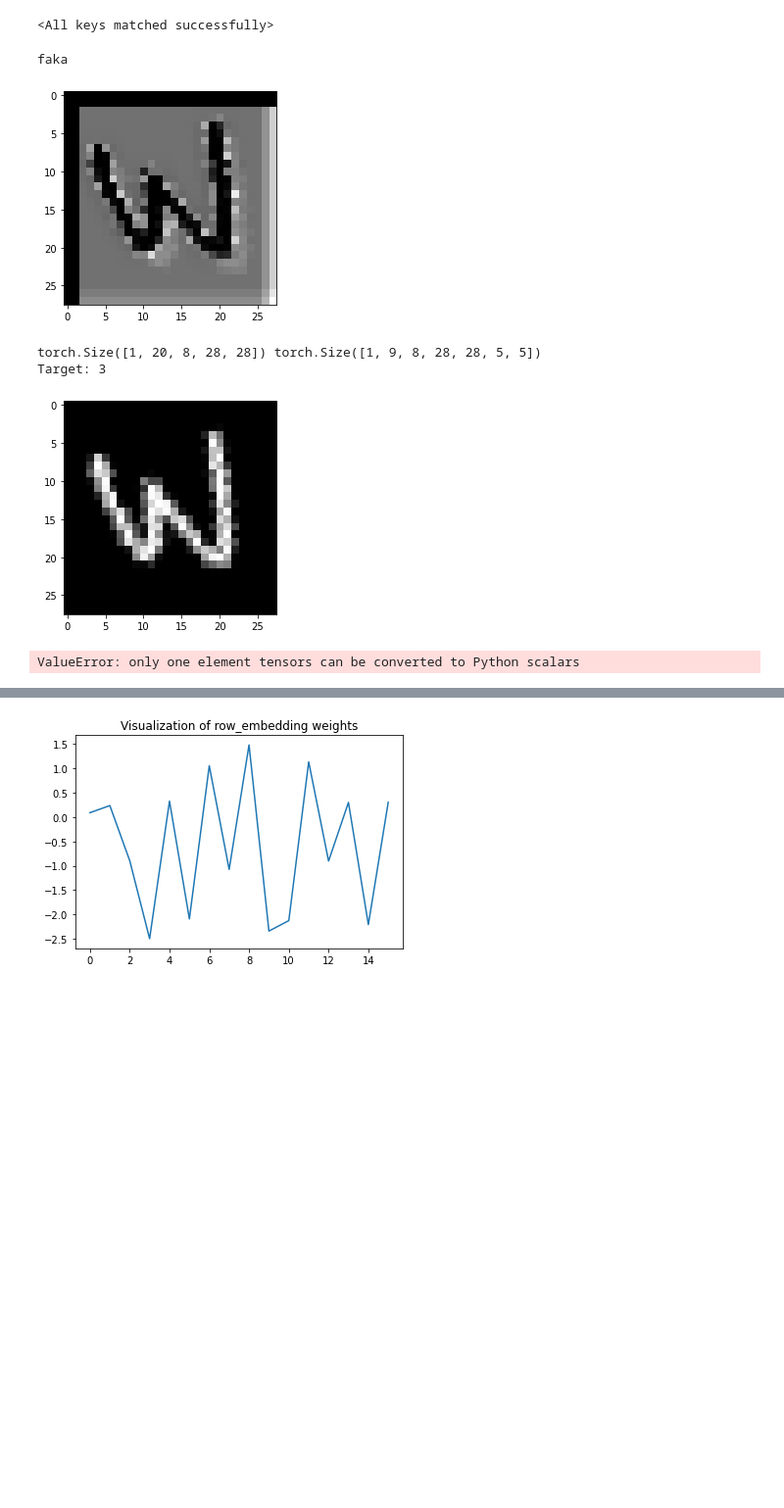
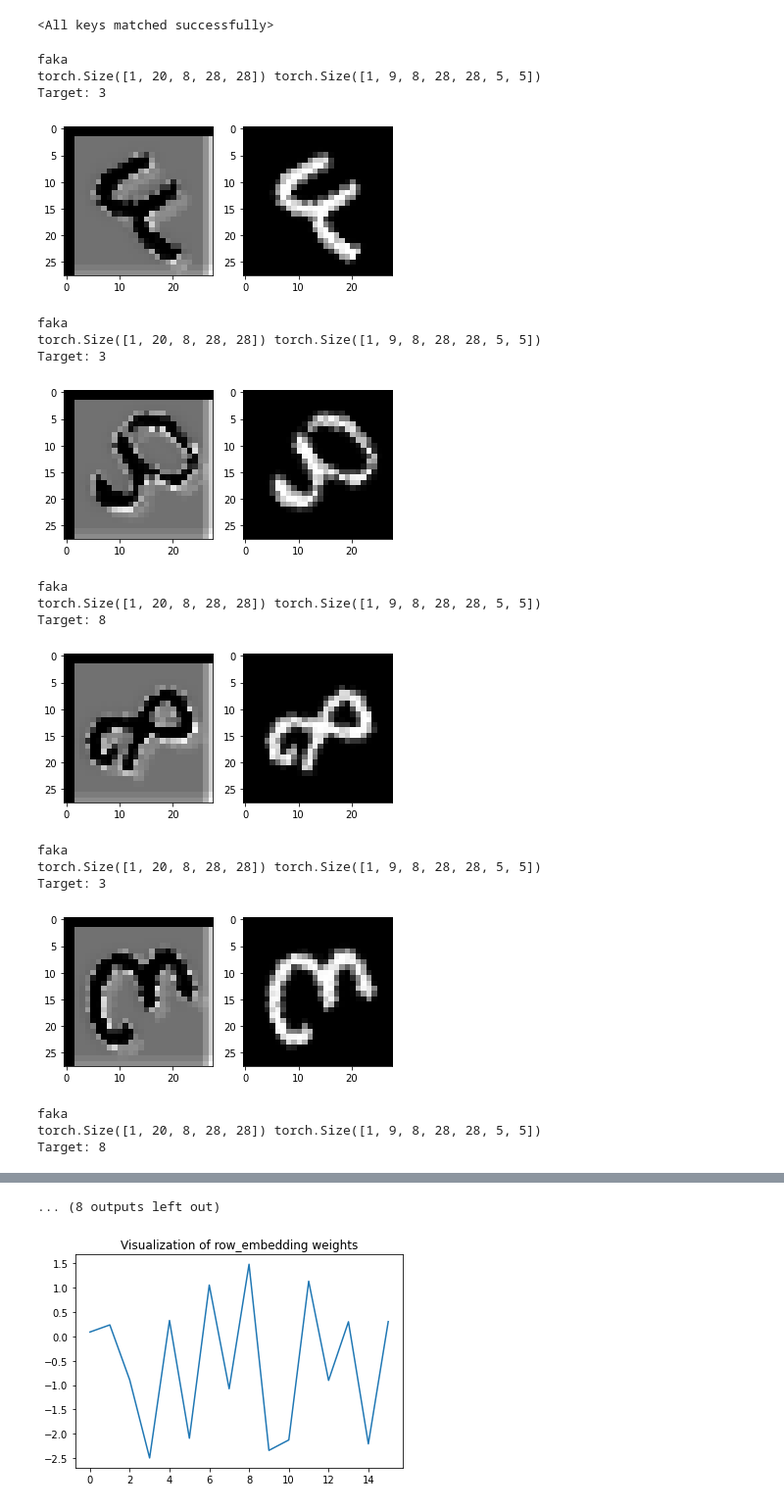
Before and after one commit to WouterBant/GEVit-DL2-Project, a Jupyter notebook: demo/demo_only_3_and_8.ipynb, the cells around one changed output, grey strips where cells are left out. Shown at 98% size. Drawn from its saved outputs; the diff is of its cells as text; code cells hidden in the pictures; blank space fills up the shorter version.

Commit message:
visualisation fix

```diff
--- a/demo/demo_only_3_and_8.ipynb
+++ b/demo/demo_only_3_and_8.ipynb
@@ -161,28 +161,42 @@ model2.load_state_dict(torch.load(model_path, map_location=device2), strict=Fals
 # %%
 idx_2_target = {
     0: 3,
     1: 8
 }
 
 model2.eval()
 with torch.no_grad():
-    for _ in range(1):
+    for _ in range(10):
         example_image, example_idx = next(data)
         out, attn = model2(example_image)
         attn_image = attn[0,0,0,:,:,0,0]
+        plt.subplot(1,2,1)
         plt.imshow(attn_image.cpu().numpy(), cmap='gray')
-        plt.show()
         print(out.shape, attn.shape)
         example_image = example_image.squeeze()  # Batch dimension
         print(f"Target: {idx_2_target[example_idx.item()]}")
+        plt.subplot(1,2,2)
         plt.imshow(example_image.cpu().numpy(), cmap="gray")
         plt.show()
-        _, preds = torch.max(out, 1)
-        print(f"{idx_2_target[preds.item()]} with probability {torch.softmax(out, dim=1)[0][preds].item()}")
+        # _, preds = torch.max(out, 1)
+        # print(f"{idx_2_target[preds.item()]} with probability {torch.softmax(out, dim=1)[0][preds].item()}")
 # %% [output]
 faka
+torch.Size([1, 20, 8, 28, 28]) torch.Size([1, 9, 8, 28, 28, 5, 5])
+Target: 3
-[figure, old version]
+[figure, new version]
+faka
 torch.Size([1, 20, 8, 28, 28]) torch.Size([1, 9, 8, 28, 28, 5, 5])
 Target: 3
-[figure, old version]
+[figure, new version]
-ValueError: only one element tensors can be converted to Python scalars
+faka
+torch.Size([1, 20, 8, 28, 28]) torch.Size([1, 9, 8, 28, 28, 5, 5])
+Target: 8
+[figure, added]
+faka
+torch.Size([1, 20, 8, 28, 28]) torch.Size([1, 9, 8, 28, 28, 5, 5])
+Target: 3
+[figure, added]
+faka
+torch.Size([1, 20, 8, 28, 28]) torch.Size([1, 9, 8, 28, 28, 5, 5])
+Target: 8
@@ -189,3 +208,4 @@ ValueError: only one element tensors can be converted to Python scalars
+... (8 outputs left out)
 # %%
 # for name, param in model.named_parameters():
 #     print(name)
```
Also changed, not shown: parts of 1 cell of this notebook, 1 other file.
